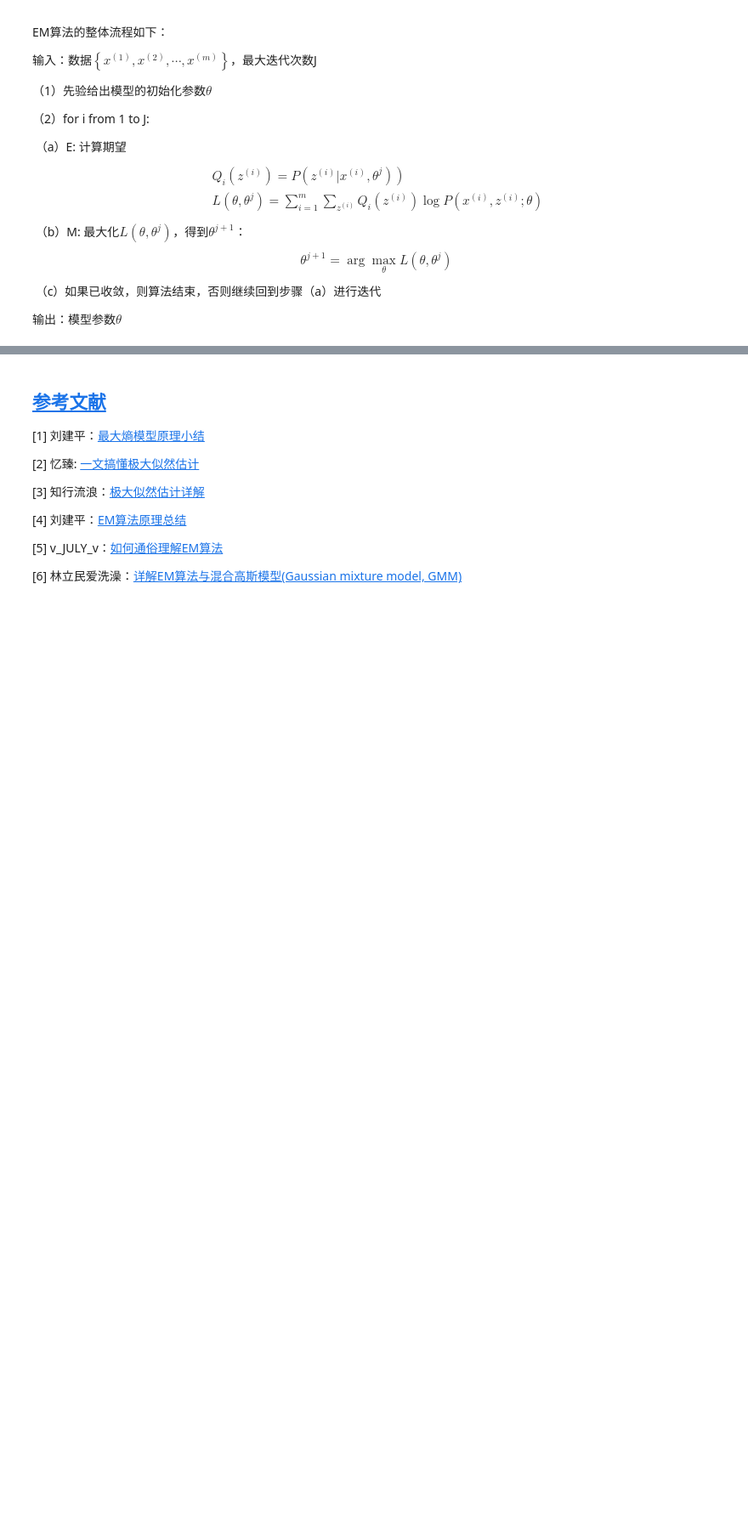
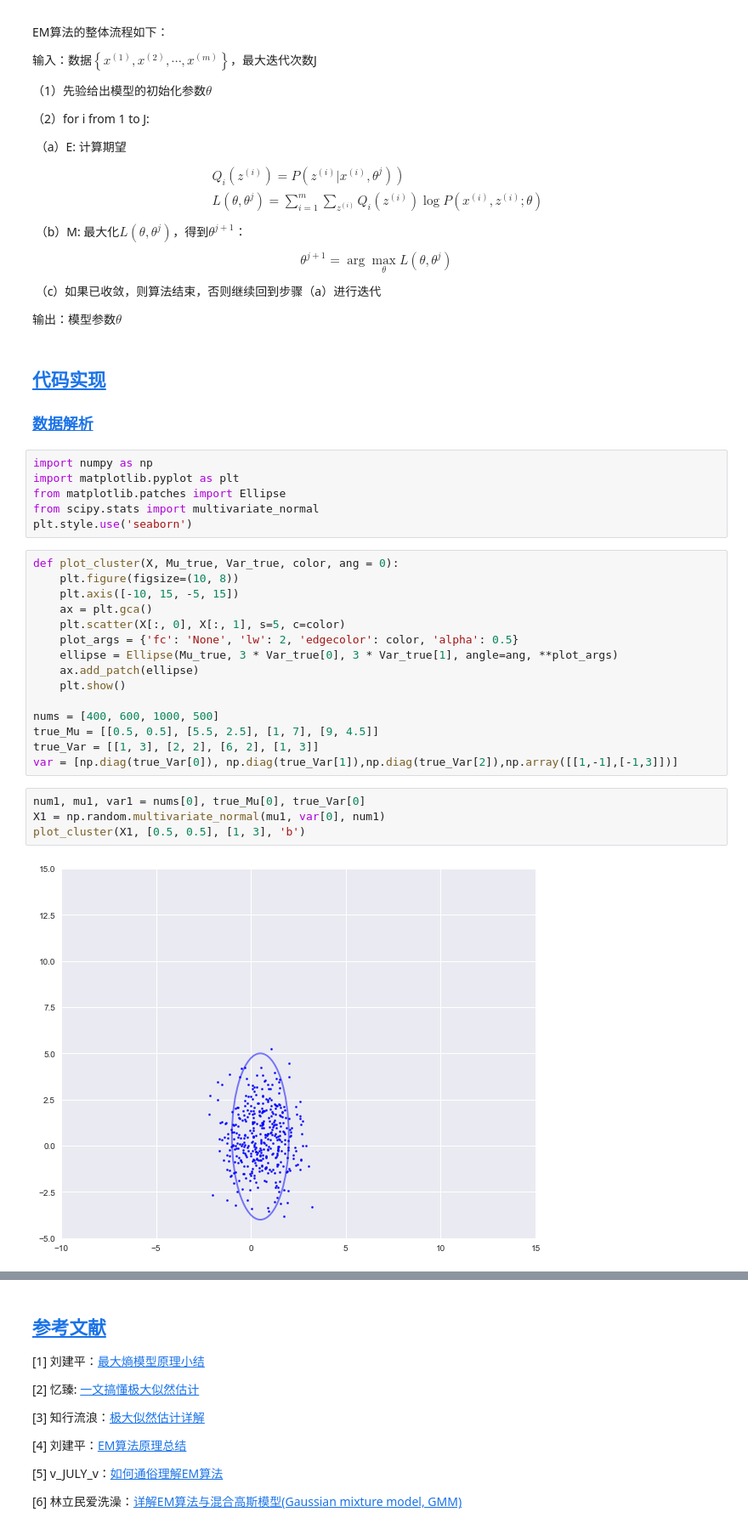
Before and after one commit to Knowledge-Precipitation-Tribe/Maximum-Entropy-Model-and-Expectation-maximization-algorithm, a Jupyter notebook: jupyter notebook/Maximum-Entropy-Model-and-Expectation-maximization-algorithm.ipynb, the cells around one changed output, grey strips where cells are left out. Shown at 85% size. Saved outputs shown, nothing was run; the diff lists cells and outputs as text; blank space fills up the shorter version.

Commit message:
clusters

```diff
--- a/jupyter notebook/Maximum-Entropy-Model-and-Expectation-maximization-algorithm.ipynb
+++ b/jupyter notebook/Maximum-Entropy-Model-and-Expectation-maximization-algorithm.ipynb
@@ -322,2 +324,32 @@ $$
 
 输出：模型参数$\theta$
+# %% [markdown]
+## [代码实现](#content)
+### [数据解析](#content)
+# %%
+import numpy as np
+import matplotlib.pyplot as plt
+from matplotlib.patches import Ellipse
+from scipy.stats import multivariate_normal
+plt.style.use('seaborn')
+# %%
+def plot_cluster(X, Mu_true, Var_true, color, ang = 0):
+    plt.figure(figsize=(10, 8))
+    plt.axis([-10, 15, -5, 15])
+    ax = plt.gca()
+    plt.scatter(X[:, 0], X[:, 1], s=5, c=color)
+    plot_args = {'fc': 'None', 'lw': 2, 'edgecolor': color, 'alpha': 0.5}
+    ellipse = Ellipse(Mu_true, 3 * Var_true[0], 3 * Var_true[1], angle=ang, **plot_args)
+    ax.add_patch(ellipse)
+    plt.show()
+
+nums = [400, 600, 1000, 500]
+true_Mu = [[0.5, 0.5], [5.5, 2.5], [1, 7], [9, 4.5]]
+true_Var = [[1, 3], [2, 2], [6, 2], [1, 3]]
+var = [np.diag(true_Var[0]), np.diag(true_Var[1]),np.diag(true_Var[2]),np.array([[1,-1],[-1,3]])]
+# %%
+num1, mu1, var1 = nums[0], true_Mu[0], true_Var[0]
+X1 = np.random.multivariate_normal(mu1, var[0], num1)
+plot_cluster(X1, [0.5, 0.5], [1, 3], 'b')
+# %% [output]
+[figure, added]
```
Also changed, not shown: parts of 6 cells of this notebook, 2 other files.
